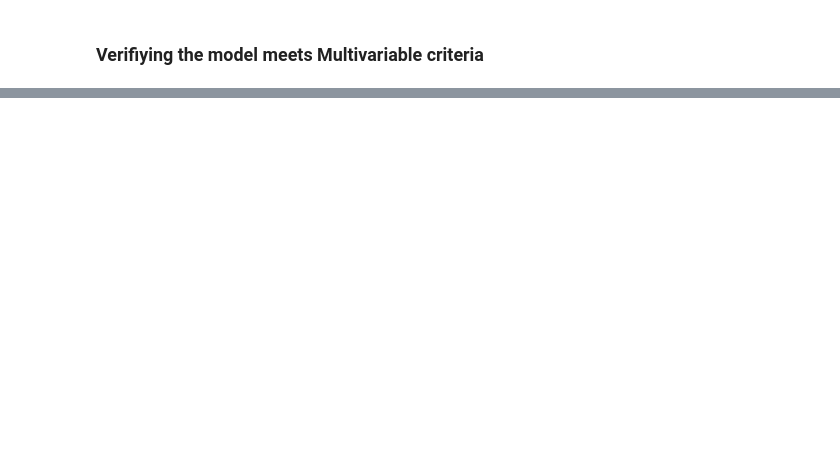
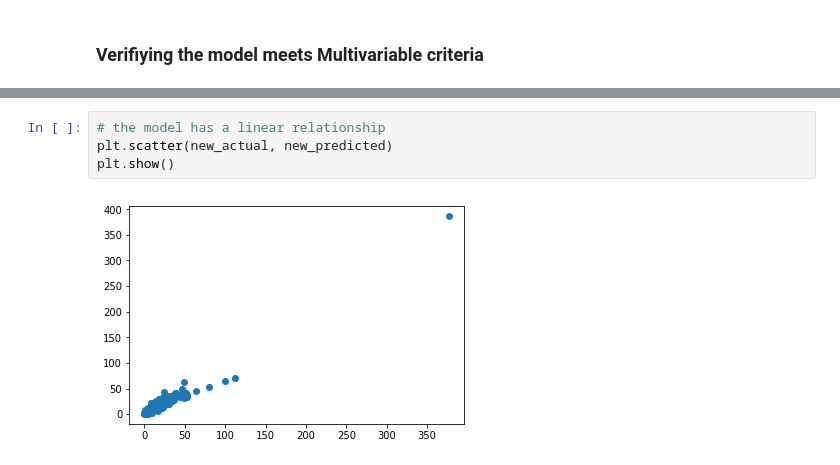
Before and after one commit to efuller11/Thinkful, a Jupyter notebook: Unit 2 Lesson 4 Challenge make your own regression model.ipynb, the cells around one changed output, grey strips where cells are left out. Drawn from its saved outputs; the diff is of its cells as text; blank space fills up the shorter version.

```diff
--- a/Unit 2 Lesson 4 Challenge make your own regression model.ipynb
+++ b/Unit 2 Lesson 4 Challenge make your own regression model.ipynb
@@ -105 +131,7 @@ residual = actual - predicted
+# %%
+# the model has a linear relationship
+plt.scatter(new_actual, new_predicted)
+plt.show()
+# %% [output]
+[figure, added]
 # %%
```
Also changed, not shown: parts of 18 cells of this notebook, 4 other files.
